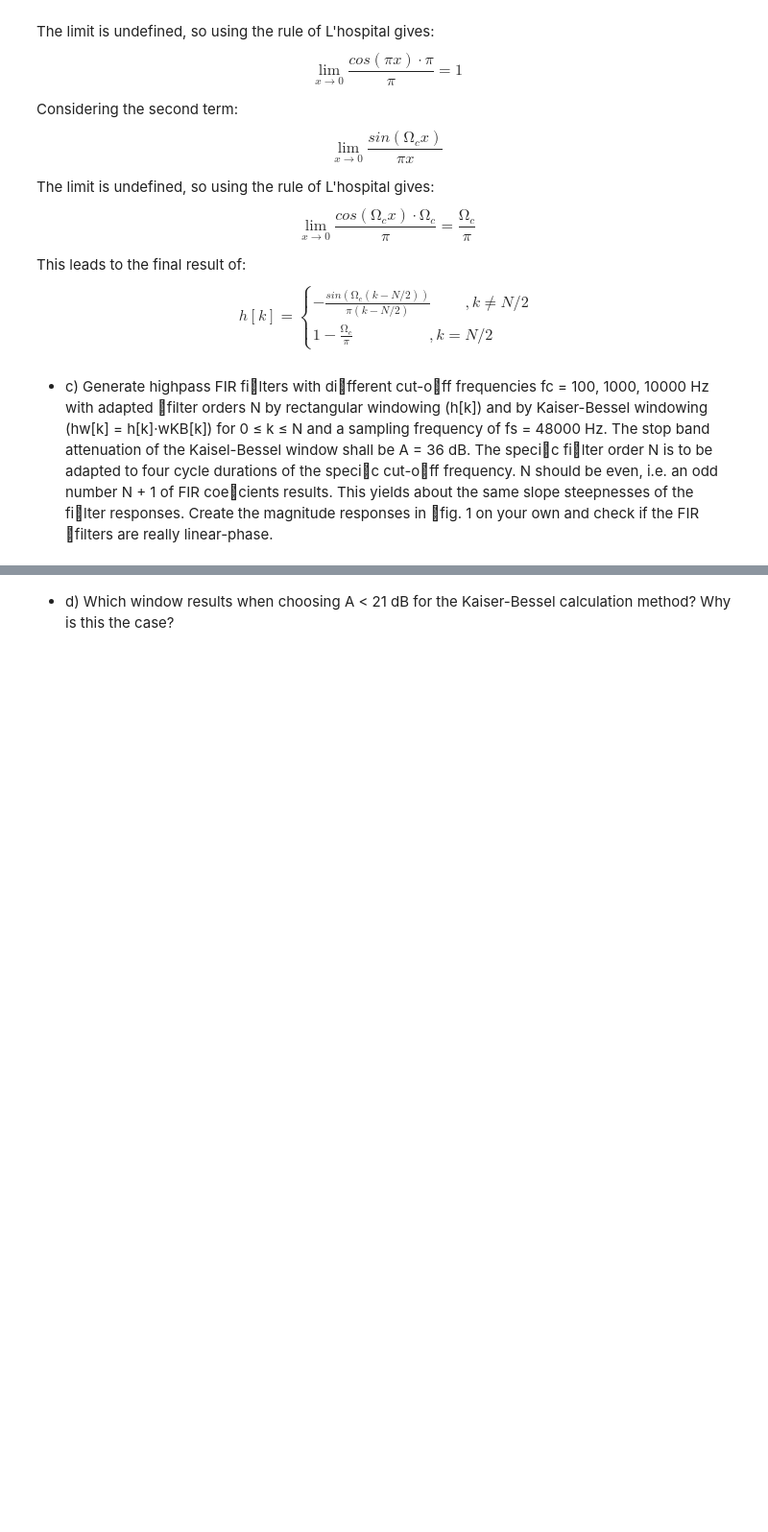
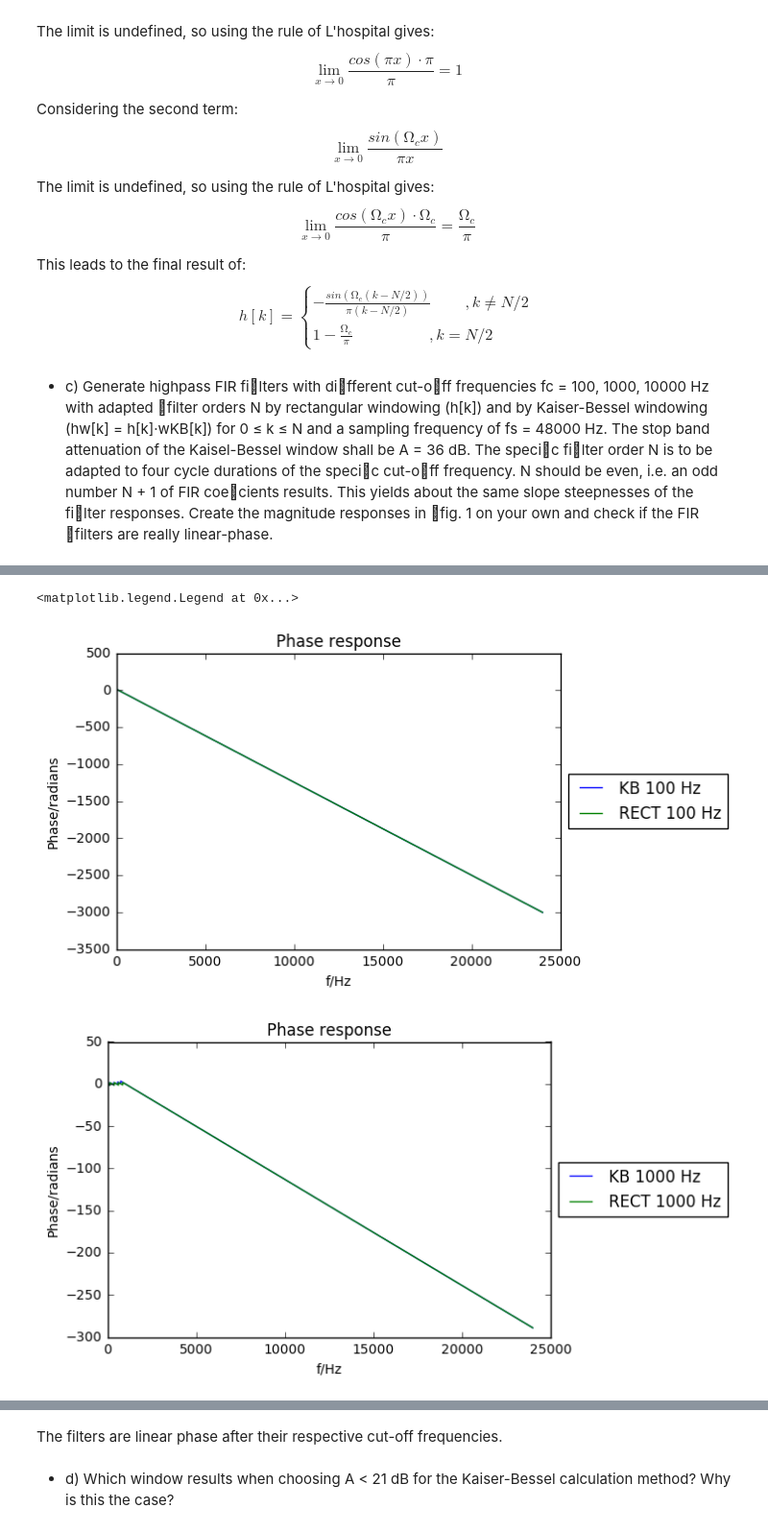
Before and after one commit to JakobHeller/DigitalSignalProcessing, a Jupyter notebook: Lab4.ipynb, the cells around one changed output, grey strips where cells are left out. Shown at 96% size. Saved outputs shown, nothing was run; the diff lists cells and outputs as text; code cells hidden in the pictures; blank space fills up the shorter version.

```diff
--- a/Lab4.ipynb
+++ b/Lab4.ipynb
@@ -188,0 +190,42 @@ h_w_kaiser = fir_imulse_response_kaiser(fc1, fs, A)
+# %%
+
+H1_Phase = np.unwrap(np.arctan2(np.imag(H1),np.real(H1)))
+plt.figure(0)
+plt.plot((fs * 0.5 / np.pi) * Om1,H1_Phase,label='KB 100 Hz')
+
+H1_r_Phase = np.unwrap(np.arctan2(np.imag(H1_r),np.real(H1_r)))
+
+plt.plot((fs * 0.5 / np.pi) * Om1_r,H1_r_Phase,label='RECT 100 Hz')
+plt.ylabel('Phase/radians');
+plt.xlabel('f/Hz');
+plt.title('Phase response');
+plt.legend(loc='center left', bbox_to_anchor=(1, 0.5))
+
+plt.figure(1)
+H2_Phase = np.unwrap(np.arctan2(np.imag(H2),np.real(H2)))
+plt.plot((fs * 0.5 / np.pi) * Om2,H2_Phase,label='KB 1000 Hz')
+
+H2_r_Phase = np.unwrap(np.arctan2(np.imag(H2_r),np.real(H2_r)))
+
+plt.plot((fs * 0.5 / np.pi) * Om2_r,H2_r_Phase,label='RECT 1000 Hz')
+plt.ylabel('Phase/radians');
+plt.xlabel('f/Hz');
+plt.title('Phase response');
+plt.legend(loc='center left', bbox_to_anchor=(1, 0.5))
+
+plt.figure(2)
+H3_Phase = np.unwrap(np.arctan2(np.imag(H3),np.real(H3)))
+plt.plot((fs * 0.5 / np.pi) * Om3,H3_Phase,label='KB 10k Hz')
+
+H3_r_Phase = np.unwrap(np.arctan2(np.imag(H3_r),np.real(H3_r)))
+plt.plot((fs * 0.5 / np.pi) * Om3_r,H3_r_Phase,label='RECT 10k Hz')
+
+
+plt.ylabel('Phase/radians');
+plt.xlabel('f/Hz');
+plt.title('Phase response');
+plt.legend(loc='center left', bbox_to_anchor=(1, 0.5))
+# %% [output]
+<matplotlib.legend.Legend at 0x...>
+[figure, added]
+[figure, added]
@@ -189,2 +233,4 @@ h_w_kaiser = fir_imulse_response_kaiser(fc1, fs, A)
+# %% [markdown]
+The filters are linear phase after their respective cut-off frequencies.
 # %% [markdown]
 * d) Which window results when choosing A < 21 dB for the Kaiser-Bessel calculation method? Why is this the case?
```
Also changed, not shown: parts of 21 cells of this notebook, 1 other file.
